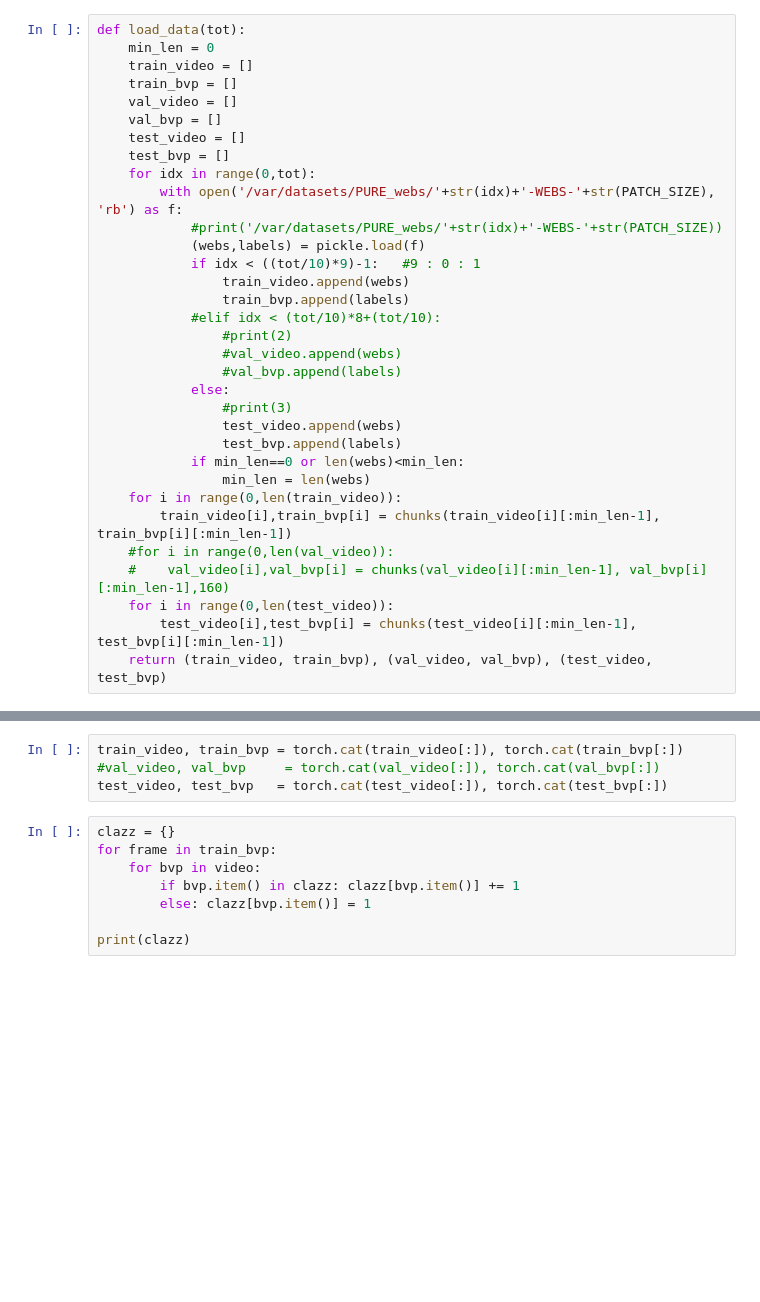
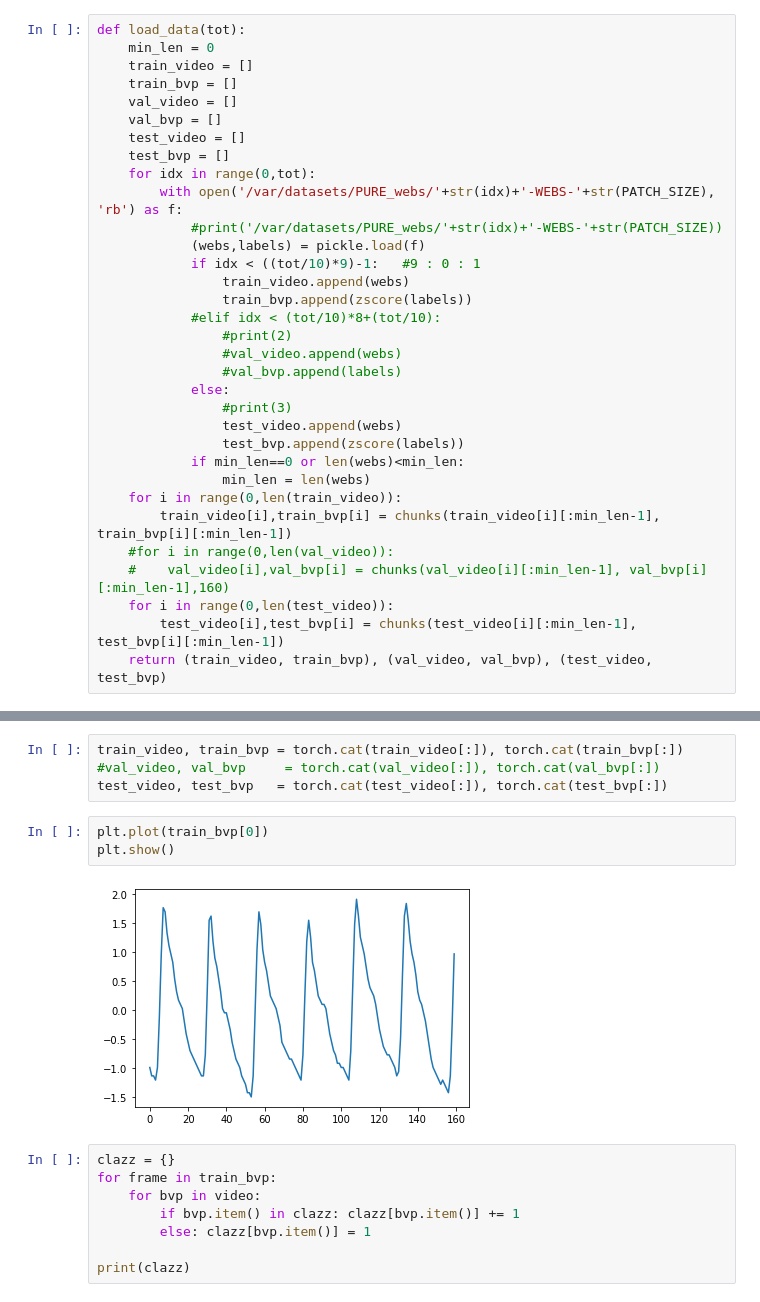
Before and after one commit to drugo106/VHR, a Jupyter notebook: ViTVHR.ipynb, the cells around one changed output, grey strips where cells are left out. Saved outputs shown, nothing was run; the diff lists cells and outputs as text; blank space fills up the shorter version.

```diff
--- a/ViTVHR.ipynb
+++ b/ViTVHR.ipynb
@@ -73,7 +74,7 @@ def load_data(tot):
             (webs,labels) = pickle.load(f)
             if idx < ((tot/10)*9)-1:   #9 : 0 : 1
                 train_video.append(webs)
-                train_bvp.append(labels)
+                train_bvp.append(zscore(labels))
             #elif idx < (tot/10)*8+(tot/10):
                 #print(2)
                 #val_video.append(webs)
@@ -81,7 +82,7 @@ def load_data(tot):
             else:
                 #print(3)
                 test_video.append(webs)
-                test_bvp.append(labels)
+                test_bvp.append(zscore(labels))
             if min_len==0 or len(webs)<min_len:
                 min_len = len(webs)
     for i in range(0,len(train_video)):
@@ -146,6 +147,11 @@ class AvgrageMeter(object):
 train_video, train_bvp = torch.cat(train_video[:]), torch.cat(train_bvp[:])
 #val_video, val_bvp     = torch.cat(val_video[:]), torch.cat(val_bvp[:])
 test_video, test_bvp   = torch.cat(test_video[:]), torch.cat(test_bvp[:])
+# %%
+plt.plot(train_bvp[0])
+plt.show()
+# %% [output]
+[figure, added]
 # %%
 clazz = {}
 for frame in train_bvp:
```
Also changed, not shown: parts of 14 cells of this notebook, 4 other files.
